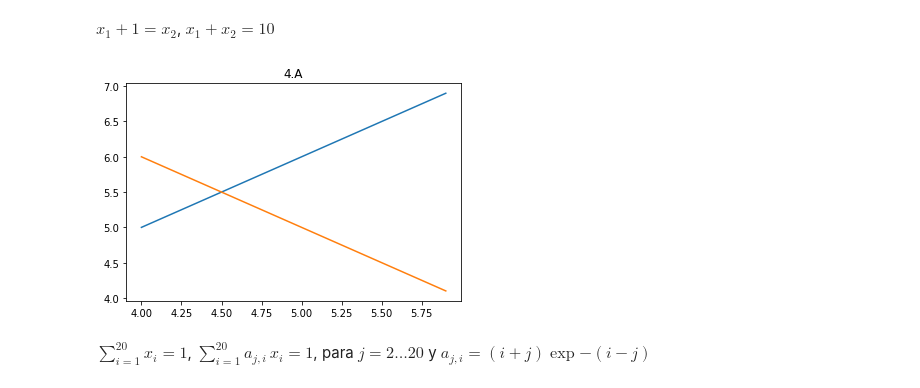
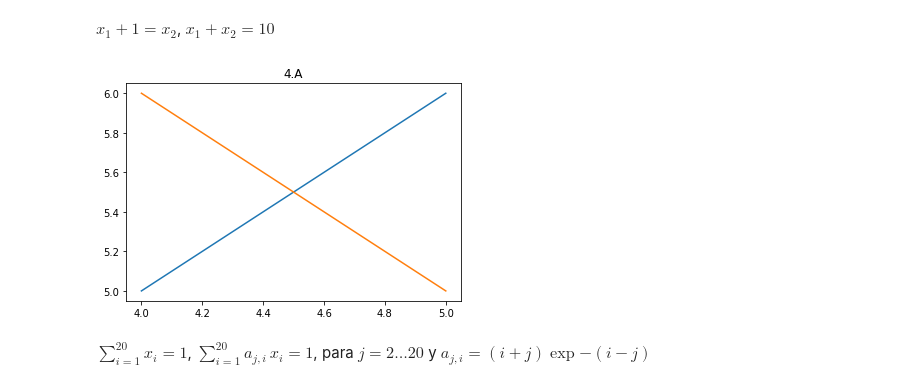
Before and after one commit to mijara/notebooks, a Jupyter notebook: Tarea_1_CC1_2017.ipynb, the cells around one changed output. Saved outputs shown, nothing was run; the diff lists cells and outputs as text; code cells hidden in the pictures.

```diff
--- a/Tarea_1_CC1_2017.ipynb
+++ b/Tarea_1_CC1_2017.ipynb
@@ -324,14 +325,14 @@ plt.show()
 # %% [markdown]
 $x_1+1=x_2$, $x_1+x_2=10$
 # %%
-t = np.arange(4, 6, 0.1)
+t = np.linspace(4, 5, 10)
 
 plt.title('4.A')
 plt.plot(t, t + 1)
 plt.plot(t, 10 - t)
 plt.show()
 # %% [output]
-[figure, old version]
+[figure, new version]
 # %% [markdown]
 $\displaystyle{\sum_{i=1}^{20} x_{i}}=1$, $\displaystyle{\sum_{i=1}^{20} a_{j,i}\,x_{i}}=1$, para $j=2 \dots 20$ y $a_{j,i}=(i+j)\exp{-(i-j)}$
 # %% [markdown]
```
Also changed, not shown: parts of 1 cell of this notebook.
